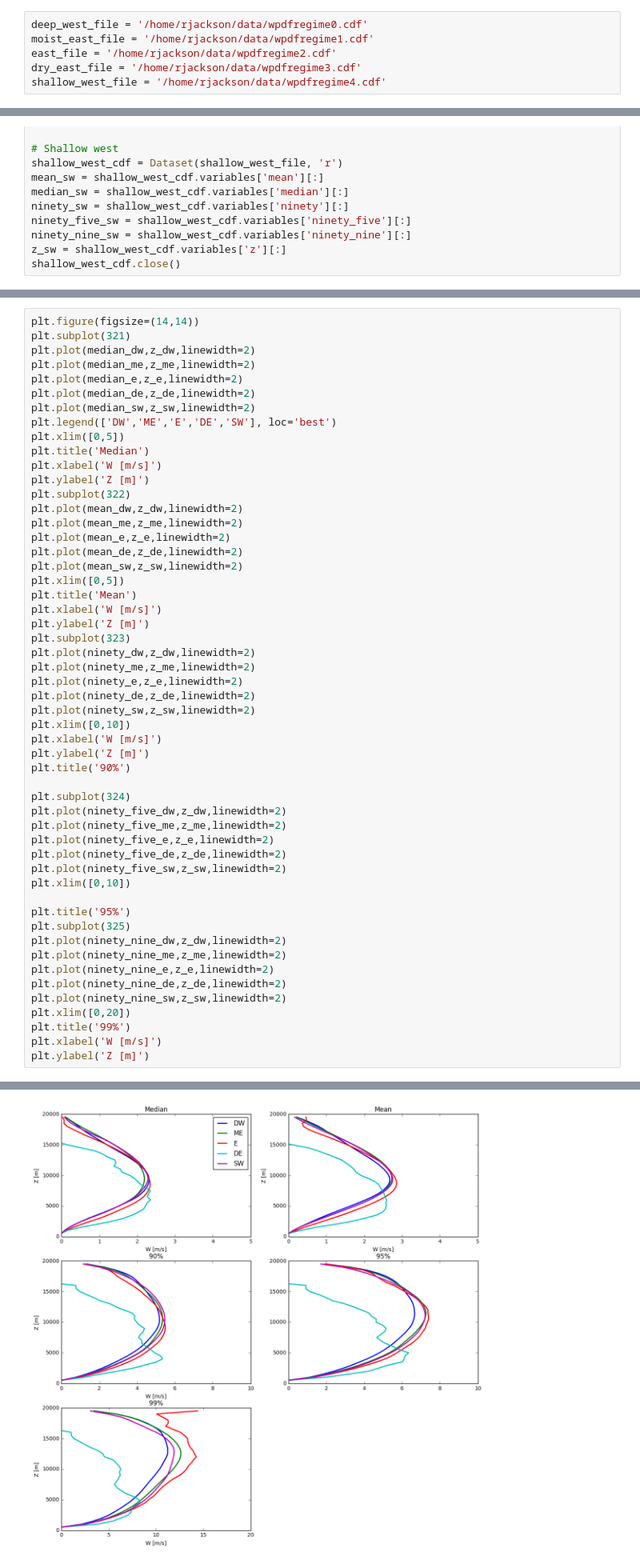
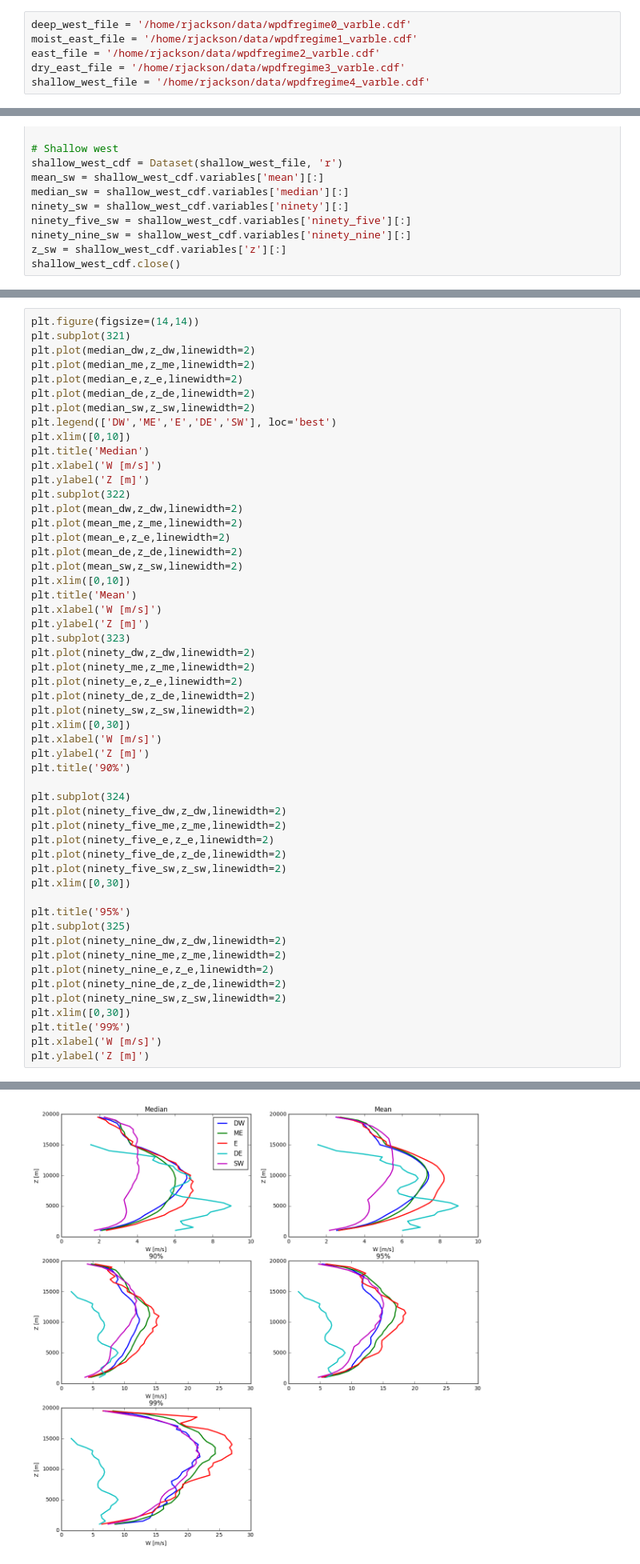
Before and after one commit to rcjackson/cmdv-rrm-anl, a Jupyter notebook: notebooks/w pdf by pope.ipynb, the cells around one changed output, grey strips where cells are left out. Shown at 80% size. Drawn from its saved outputs; the diff is of its cells as text.

Commit message:
ENH: Use Varble et al. (2014) for pdfs, discriminate by Drosdowsky classifcation, organization

```diff
--- a/notebooks/w pdf by pope.ipynb
+++ b/notebooks/w pdf by pope.ipynb
@@ -8,11 +8,11 @@ from matplotlib import pyplot as plt
 import numpy as np
 %matplotlib inline
 # %%
-deep_west_file = '/home/rjackson/data/wpdfregime0.cdf'
-moist_east_file = '/home/rjackson/data/wpdfregime1.cdf'
-east_file = '/home/rjackson/data/wpdfregime2.cdf'
-dry_east_file = '/home/rjackson/data/wpdfregime3.cdf'
-shallow_west_file = '/home/rjackson/data/wpdfregime4.cdf'
+deep_west_file = '/home/rjackson/data/wpdfregime0_varble.cdf'
+moist_east_file = '/home/rjackson/data/wpdfregime1_varble.cdf'
+east_file = '/home/rjackson/data/wpdfregime2_varble.cdf'
+dry_east_file = '/home/rjackson/data/wpdfregime3_varble.cdf'
+shallow_west_file = '/home/rjackson/data/wpdfregime4_varble.cdf'
 # %%
 # Deep west
 deep_west_cdf = Dataset(deep_west_file, 'r')
@@ -137,7 +137,7 @@ plt.plot(median_e,z_e,linewidth=2)
 plt.plot(median_de,z_de,linewidth=2)
 plt.plot(median_sw,z_sw,linewidth=2)
 plt.legend(['DW','ME','E','DE','SW'], loc='best')
-plt.xlim([0,5])
+plt.xlim([0,10])
 plt.title('Median')
 plt.xlabel('W [m/s]')
 plt.ylabel('Z [m]')
@@ -147,40 +147,40 @@ plt.plot(mean_me,z_me,linewidth=2)
 plt.plot(mean_e,z_e,linewidth=2)
 plt.plot(mean_de,z_de,linewidth=2)
 plt.plot(mean_sw,z_sw,linewidth=2)
-plt.xlim([0,5])
+plt.xlim([0,10])
 plt.title('Mean')
 plt.xlabel('W [m/s]')
 plt.ylabel('Z [m]')
 plt.subplot(323)
 plt.plot(ninety_dw,z_dw,linewidth=2)
 plt.plot(ninety_me,z_me,linewidth=2)
 plt.plot(ninety_e,z_e,linewidth=2)
 plt.plot(ninety_de,z_de,linewidth=2)
 plt.plot(ninety_sw,z_sw,linewidth=2)
-plt.xlim([0,10])
+plt.xlim([0,30])
 plt.xlabel('W [m/s]')
 plt.ylabel('Z [m]')
 plt.title('90%')
 
 plt.subplot(324)
 plt.plot(ninety_five_dw,z_dw,linewidth=2)
 plt.plot(ninety_five_me,z_me,linewidth=2)
 plt.plot(ninety_five_e,z_e,linewidth=2)
 plt.plot(ninety_five_de,z_de,linewidth=2)
 plt.plot(ninety_five_sw,z_sw,linewidth=2)
-plt.xlim([0,10])
+plt.xlim([0,30])
 
 plt.title('95%')
 plt.subplot(325)
 plt.plot(ninety_nine_dw,z_dw,linewidth=2)
 plt.plot(ninety_nine_me,z_me,linewidth=2)
 plt.plot(ninety_nine_e,z_e,linewidth=2)
 plt.plot(ninety_nine_de,z_de,linewidth=2)
 plt.plot(ninety_nine_sw,z_sw,linewidth=2)
-plt.xlim([0,20])
+plt.xlim([0,30])
 plt.title('99%')
 plt.xlabel('W [m/s]')
 plt.ylabel('Z [m]')
 # %% [output]
 <matplotlib.text.Text at 0x...>
-[figure, old version]
+[figure, new version]
```
Also changed, not shown: parts of 1 cell of this notebook, 1 other file.
